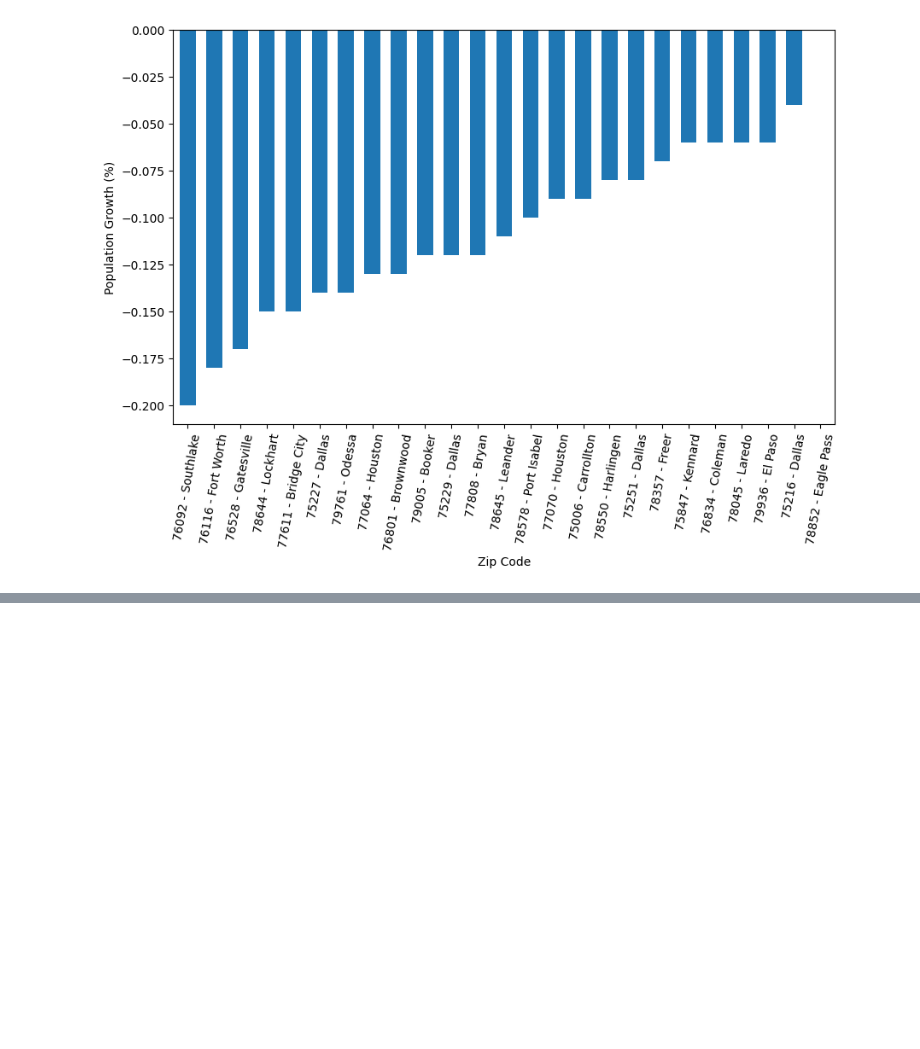
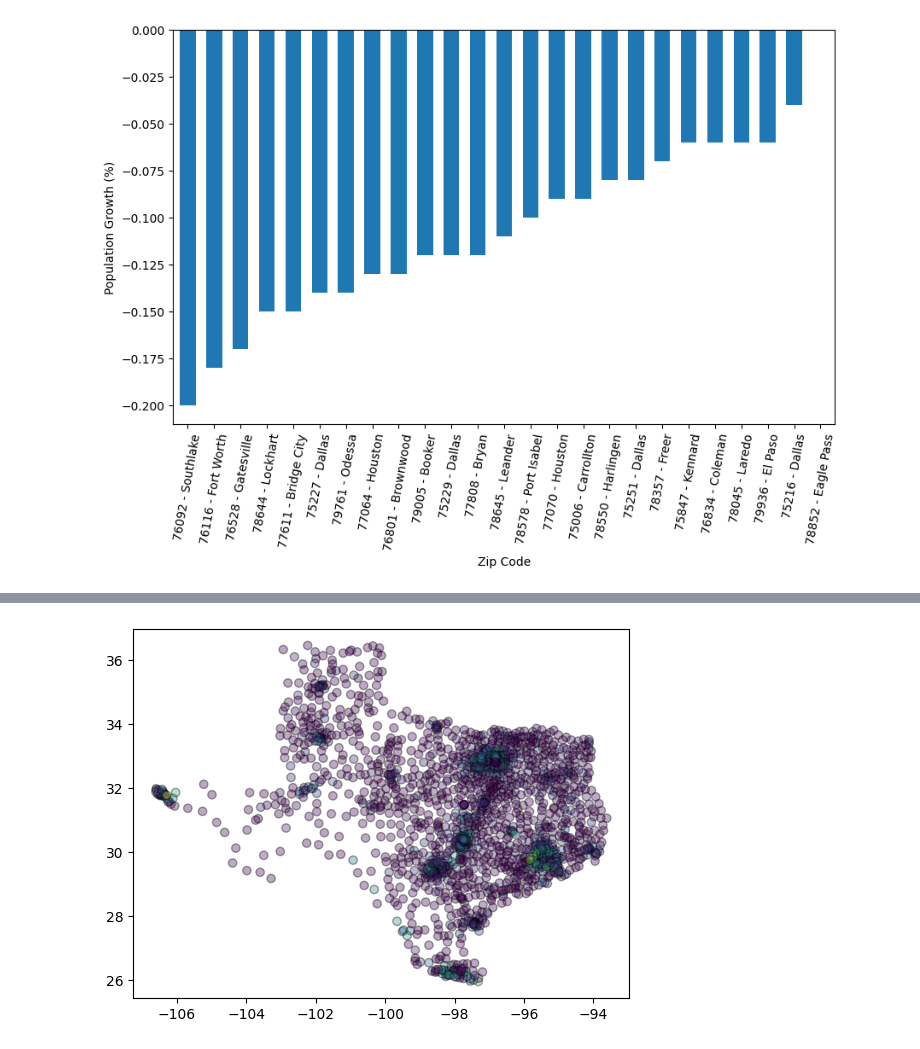
Before and after one commit to CaseyScow/Census-analysis, a Jupyter notebook: Texas_Zip_Pop.ipynb, the cells around one changed output, grey strips where cells are left out. Cells and saved outputs as stored; diff of their text form; code cells hidden in the pictures; blank space fills up the shorter version.

Commit message:
Data map plots added.

```diff
--- a/Texas_Zip_Pop.ipynb
+++ b/Texas_Zip_Pop.ipynb
@@ -323,0 +344,8 @@ plt.show()
+# %%
+population_2017 = texas_population_growth["2017"]
+above_equator = texas_population_growth["Latitude"]
+left_of_pm = texas_population_growth["Longitude"]
+plt.scatter(left_of_pm, above_equator, marker='o', alpha = 0.35, edgecolors = 'black', c = population_2017)
+plt.show()
+# %% [output]
+[figure, added]
```
Also changed, not shown: parts of 3 cells of this notebook.
